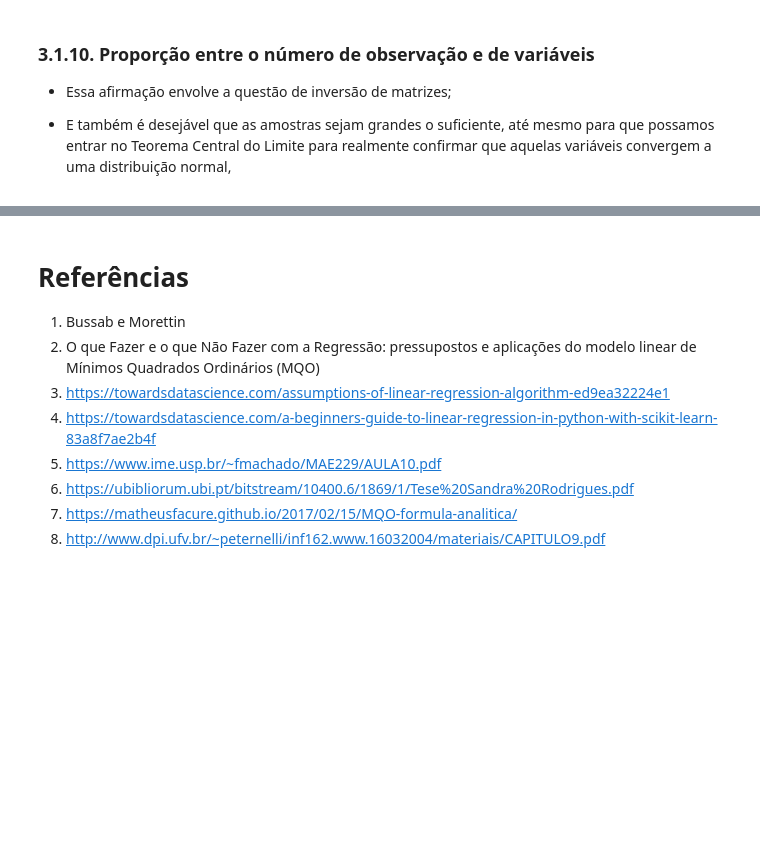
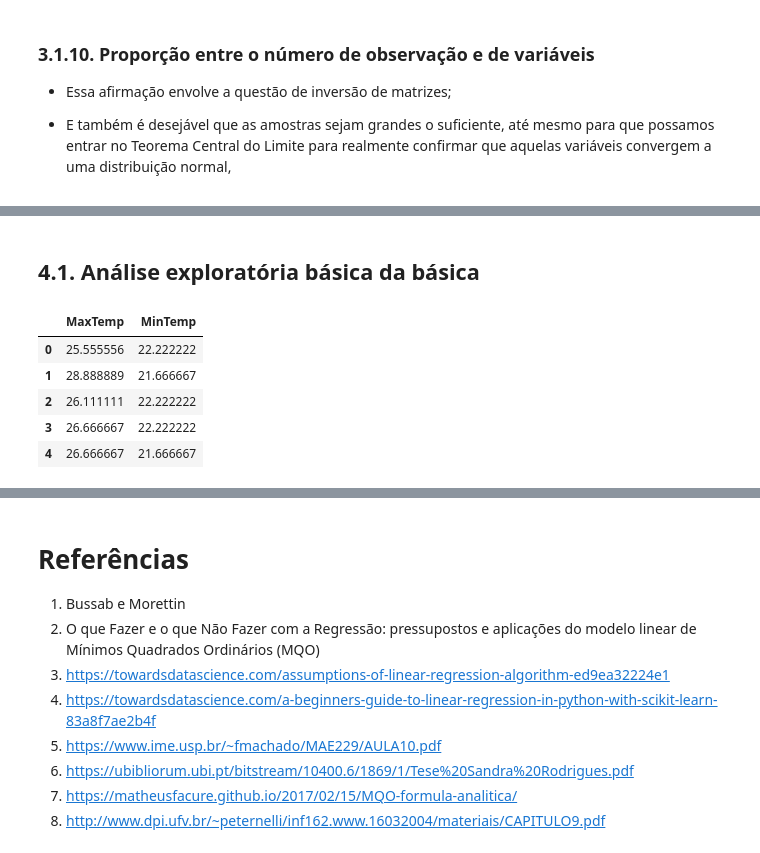
Before and after one commit to barbosarafael/DS_Avancado, a Jupyter notebook: 01Reg_Linear/Not_RegLinear.ipynb, the cells around one changed output, grey strips where cells are left out. Saved outputs shown, nothing was run; the diff lists cells and outputs as text; code cells hidden in the pictures; blank space fills up the shorter version.

```diff
--- a/01Reg_Linear/Not_RegLinear.ipynb
+++ b/01Reg_Linear/Not_RegLinear.ipynb
@@ -252,0 +296,15 @@ $$ \epsilon =  Y_i - \beta_0 + \sum^{n}_{i = 1}\beta_i X_i $$
+# %% [markdown]
+## 4.1. Análise exploratória básica da básica
+# %%
+dados = pd.read_csv(filepath_or_buffer = "data/Summary of Weather.csv", low_memory = False)
+
+dados = dados[["MaxTemp", "MinTemp"]]
+
+dados.head()
+# %% [output]
+|  | MaxTemp | MinTemp |
+| 0 | 25.555556 | 22.222222 |
+| 1 | 28.888889 | 21.666667 |
+| 2 | 26.111111 | 22.222222 |
+| 3 | 26.666667 | 22.222222 |
+| 4 | 26.666667 | 21.666667 |
```
Also changed, not shown: parts of 10 cells of this notebook, 3 other files.
